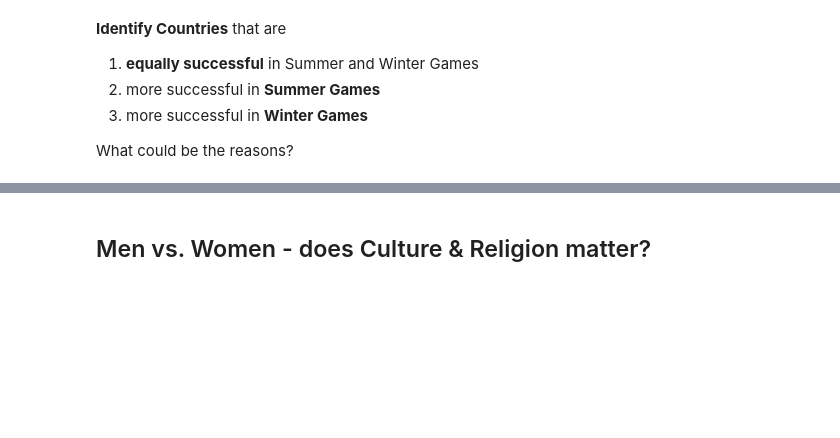
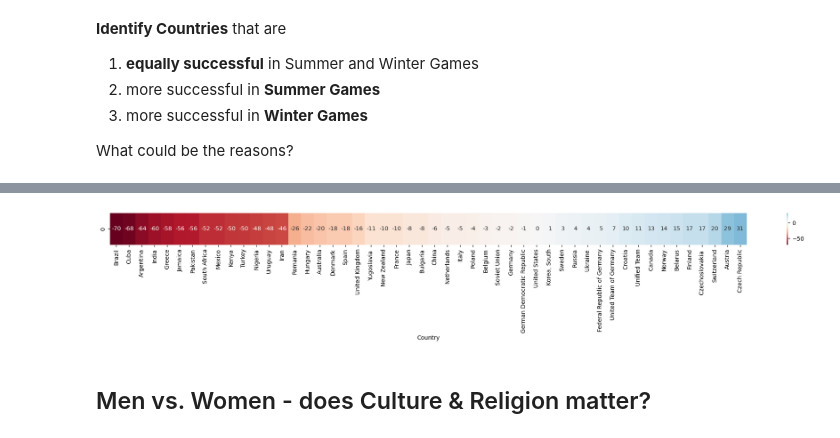
Before and after one commit to alchemistbg/udemy-the-complete-pandas-bootcamp, a Jupyter notebook: Section-21/Explanatory_DataAnalysis_Challenge.ipynb, the cells around one changed output, grey strips where cells are left out. Cells and saved outputs as stored; diff of their text form; code cells hidden in the pictures; blank space fills up the shorter version.

```diff
--- a/Section-21/Explanatory_DataAnalysis_Challenge.ipynb
+++ b/Section-21/Explanatory_DataAnalysis_Challenge.ipynb
@@ -504,0 +743,2 @@ What could be the reasons?
+# %%
+rank_diff_edition = top_50.Summer.sub(top_50.Winter).sort_values().to_frame()
@@ -505,3 +766,9 @@ What could be the reasons?
+# %%
+plt.figure(figsize = (25, 1))
+sns.heatmap(data = rank_diff_edition.T, cmap = 'RdBu', center = 0, annot = True, fmt = '2.0f')
+plt.show()
+# %% [output]
+[figure, added]
 # %% [markdown]
 ## Men vs. Women - does Culture & Religion matter?
 # %% [markdown]
```
Also changed, not shown: parts of 49 cells of this notebook.
